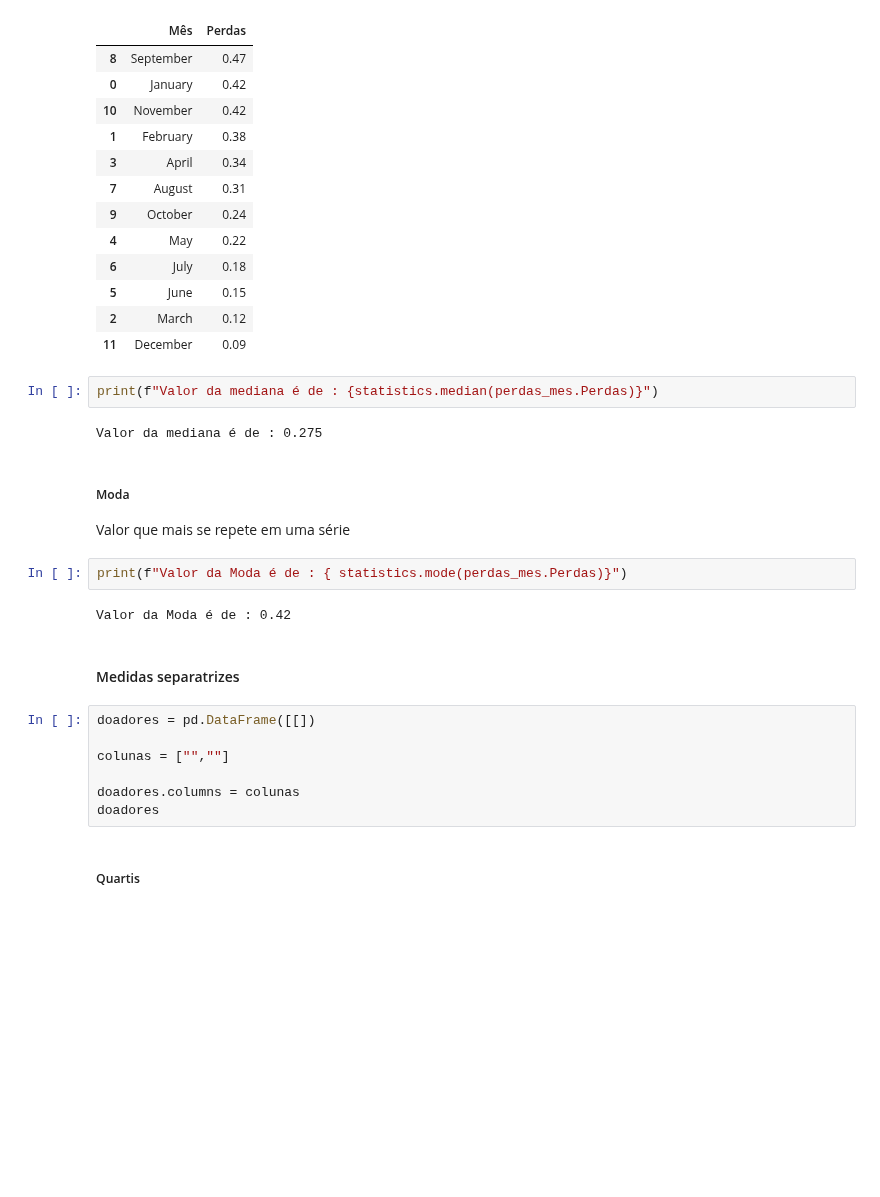
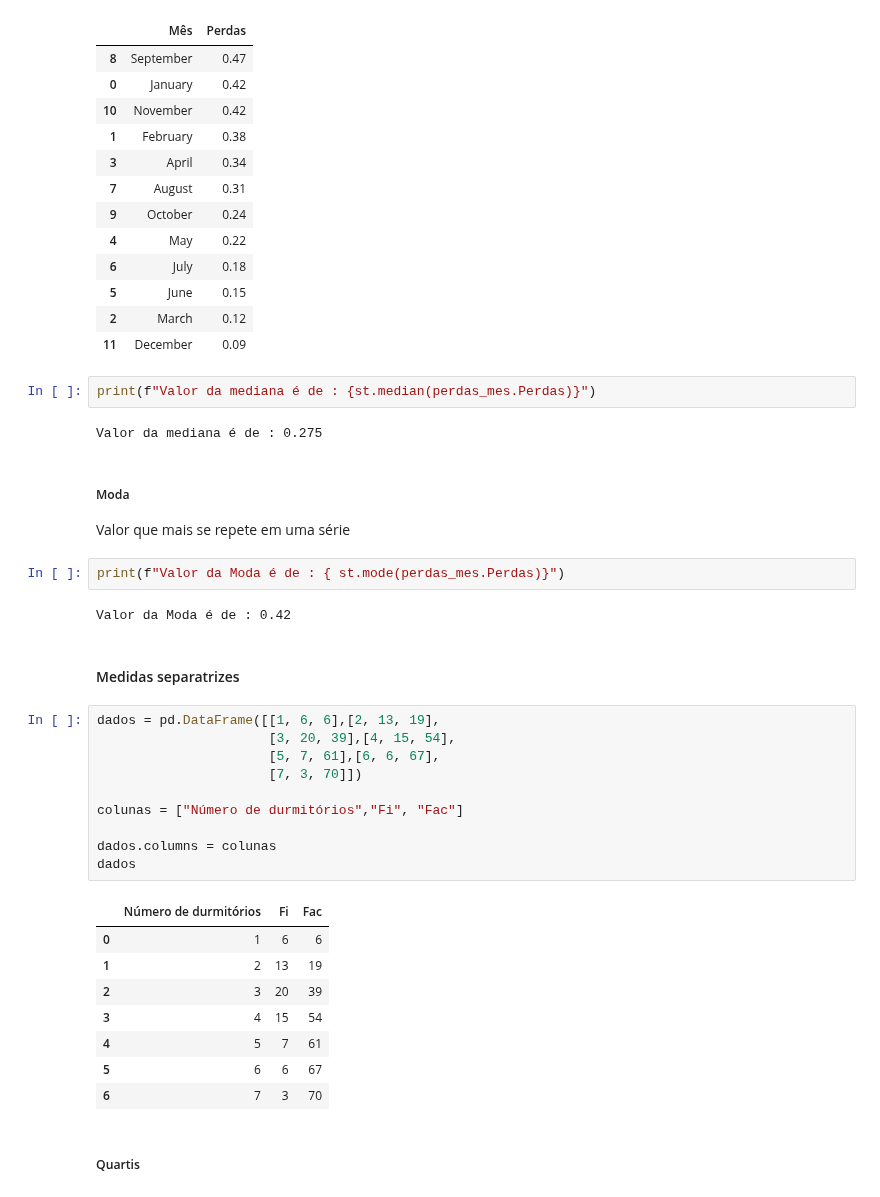
Before and after one commit to jvataidee/ManualdeAnalisedeDadosPython, a Jupyter notebook: cap2_estatistica_descritiva_univariada.ipynb, the cells around one changed output. Saved outputs shown, nothing was run; the diff lists cells and outputs as text; blank space fills up the shorter version.

```diff
--- a/cap2_estatistica_descritiva_univariada.ipynb
+++ b/cap2_estatistica_descritiva_univariada.ipynb
@@ -413,24 +413,36 @@ perdas_mes
 | 2 | March | 0.12 |
 | 11 | December | 0.09 |
 # %%
-print(f"Valor da mediana é de : {statistics.median(perdas_mes.Perdas)}")
+print(f"Valor da mediana é de : {st.median(perdas_mes.Perdas)}")
 # %% [output]
 Valor da mediana é de : 0.275
 # %% [markdown]
 ##### Moda
 Valor que mais se repete em uma série
 # %%
-print(f"Valor da Moda é de : { statistics.mode(perdas_mes.Perdas)}")
+print(f"Valor da Moda é de : { st.mode(perdas_mes.Perdas)}")
 # %% [output]
 Valor da Moda é de : 0.42
 # %% [markdown]
 #### Medidas separatrizes
-# %%
-doadores = pd.DataFrame([[])
-
-colunas = ["",""]
-
-doadores.columns = colunas
-doadores
+# %%
+dados = pd.DataFrame([[1, 6, 6],[2, 13, 19],
+                      [3, 20, 39],[4, 15, 54],
+                      [5, 7, 61],[6, 6, 67],
+                      [7, 3, 70]])
+
+colunas = ["Número de durmitórios","Fi", "Fac"]
+
+dados.columns = colunas
+dados
+# %% [output]
+|  | Número de durmitórios | Fi | Fac |
+| 0 | 1 | 6 | 6 |
+| 1 | 2 | 13 | 19 |
+| 2 | 3 | 20 | 39 |
+| 3 | 4 | 15 | 54 |
+| 4 | 5 | 7 | 61 |
+| 5 | 6 | 6 | 67 |
+| 6 | 7 | 3 | 70 |
 # %% [markdown]
 ##### Quartis
```
Also changed, not shown: parts of 6 cells of this notebook.
